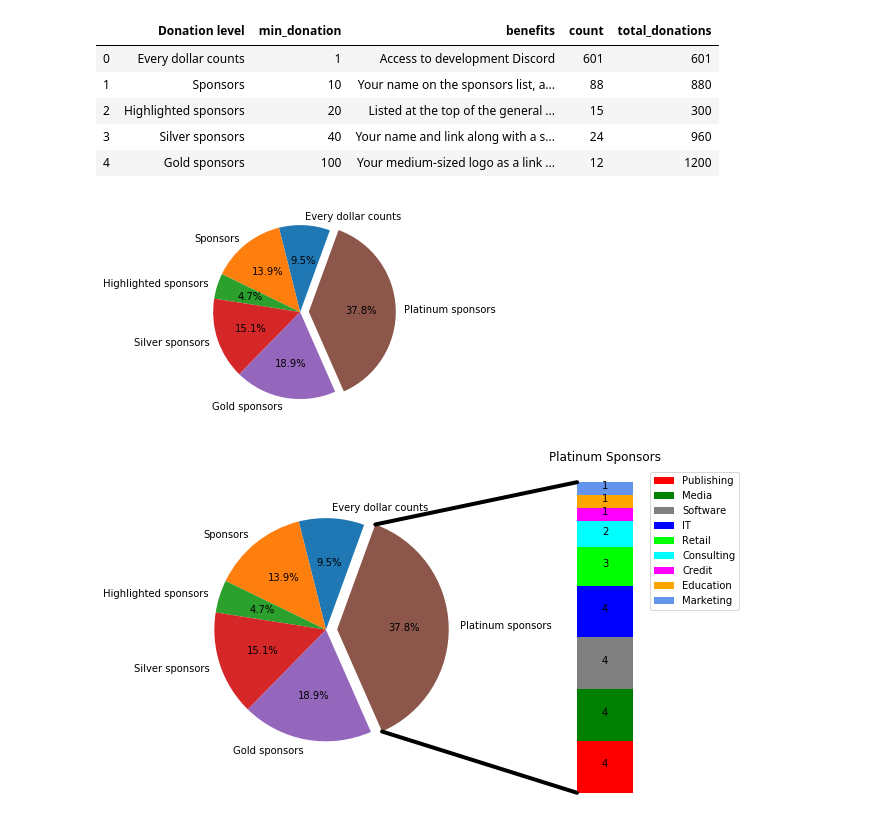
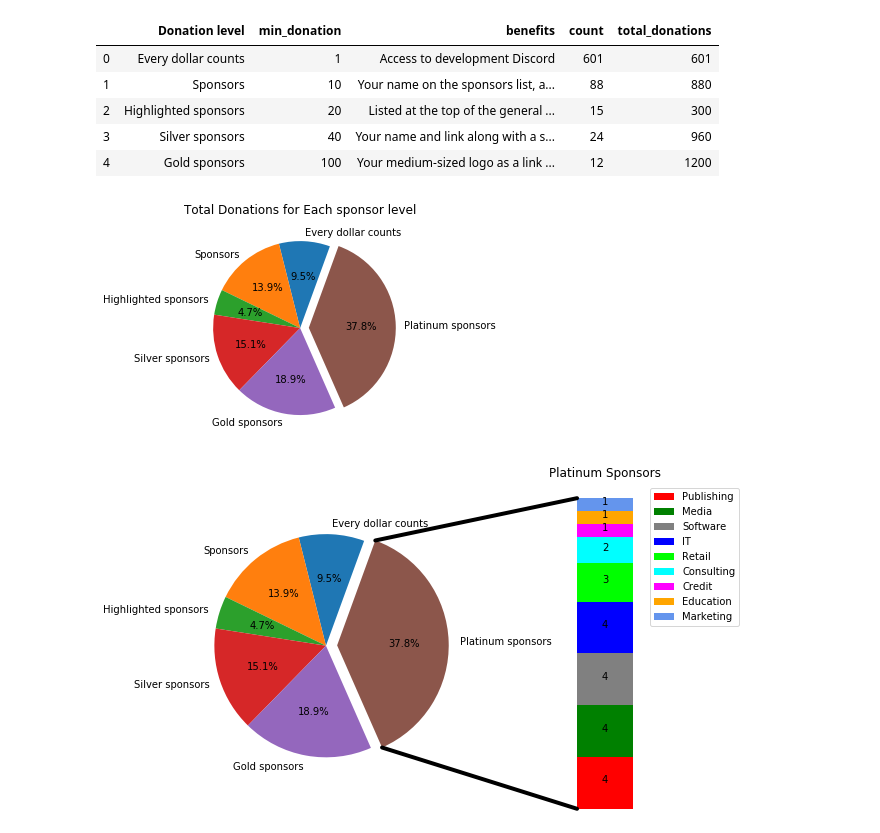
Before and after one commit to morahman97/ECE143Project, a Jupyter notebook: Analyses/Mastodon/decentralized_funding.ipynb, the cells around one changed output. Drawn from its saved outputs; the diff is of its cells as text; code cells hidden in the pictures.

```diff
--- a/Analyses/Mastodon/decentralized_funding.ipynb
+++ b/Analyses/Mastodon/decentralized_funding.ipynb
@@ -60,17 +62,17 @@ total donations per month (lower bound): 6341
 # %%
 # pie chart parameters
 fig, ax = plt.subplots()
 ratios = list(patrons['total_donations'])
 labels = list(patrons['Donation level'])
 explode = [0, 0, 0, 0, 0, 0.1]
 # rotate so that first wedge is split by the x-axis
 angle = -180 * ratios[5] + 70
 ax.pie(ratios, autopct='%1.1f%%', startangle=angle, labels=labels, explode=explode)
-
-ax.figure.savefig('../../Figures/industry.jpg')
+ax.set_title('Total Donations for Each sponsor level')
+ax.figure.savefig('../../Figures/mastodon_sponsors.jpg')
 plt.show()
 # %% [output]
-[figure, old version]
+[figure, new version]
 # %%
 # make figure and assign axis objects
 fig = plt.figure(figsize=(10, 6))
```
Also changed, not shown: parts of 2 cells of this notebook.
